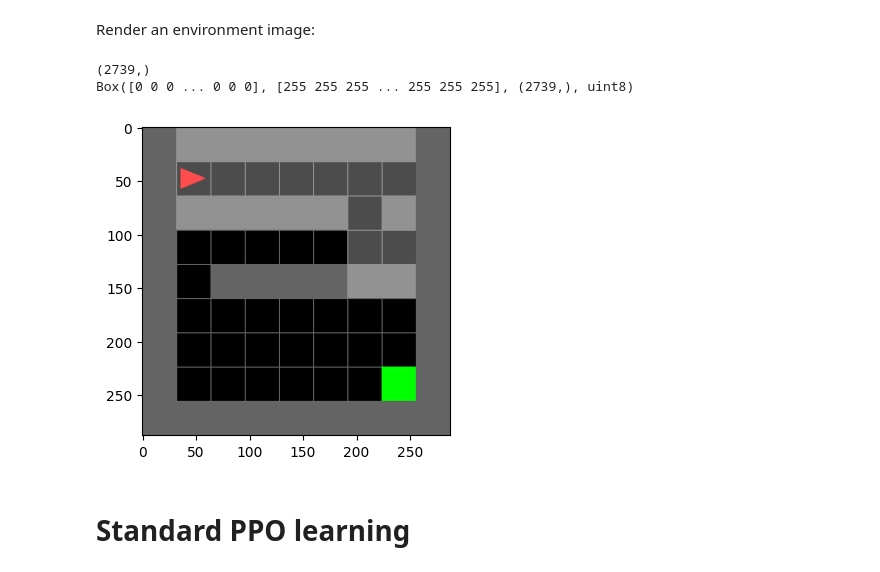
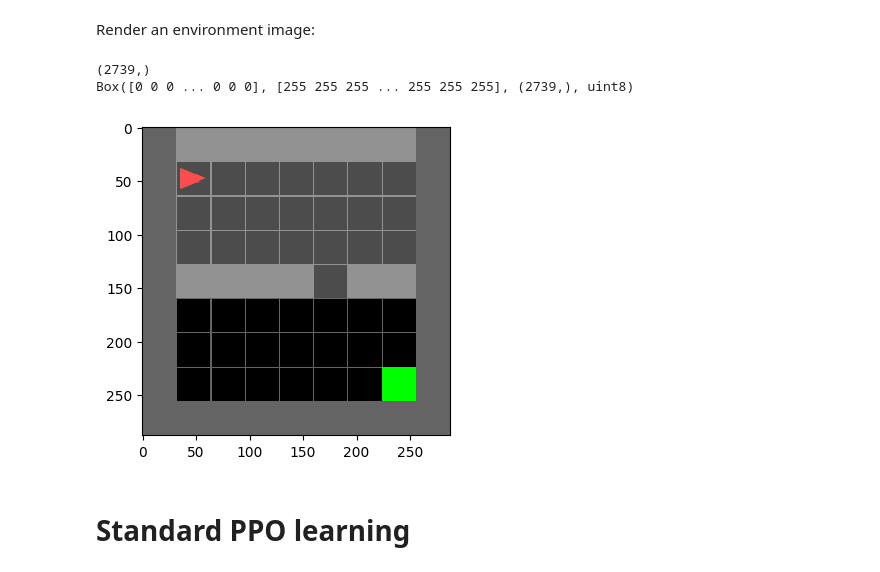
Before and after one commit to ibagur/tfm-experiments, a Jupyter notebook: policy-consolidation/test_ppo.ipynb, the cells around one changed output. Saved outputs shown, nothing was run; the diff lists cells and outputs as text; code cells hidden in the pictures.

```diff
--- a/policy-consolidation/test_ppo.ipynb
+++ b/policy-consolidation/test_ppo.ipynb
@@ -99,35 +99,35 @@ from random import randint
 #env_id = 'MiniGrid-Empty-Random-6x6-v0'
 #env_id = 'MiniGrid-Empty-8x8-v0'
 #env_id = 'MiniGrid-Empty-16x16-v0'
 #env_id = 'MiniGrid-DoorKey-6x6-v0'
 #env_id = 'BreakoutNoFrameskip-v4'
 #env_id = 'MiniGrid-DistShift1-v0'
 #env_id ='MiniGrid-UnlockPickup-v0'
 #env_id = 'MiniGrid-RedBlueDoors-6x6-v0'
 #env_id = 'MiniGrid-LavaGapS5-v0'
 #env_id = 'MiniGrid-WallGapS6-v0'
-env_id = 'MiniGrid-SimpleCrossingS9N2-v0'
+env_id = 'MiniGrid-SimpleCrossingS9N1-v0'
 
 
 eval_env = gym.make(env_id)
 eval_env.seed(10000+randint(0, 10))
 eval_env.reset()
 #random_action = eval_env.action_space.sample()
 #new_obs, reward, done, info = eval_env.step(random_action)
 
 before_img = eval_env.render('rgb_array')
 
 plt.figure(figsize = (4.,4.))
 plt.imshow(before_img);
 #eval_env = ImgObsWrapper(RGBImgPartialObsWrapper(eval_env))
 #eval_env = ViewSizeWrapper(eval_env, 7)
 eval_env = FlatObsWrapper(eval_env)
 print(eval_env._observation_space.shape)
 print(eval_env._observation_space)
 # %% [output]
 (2739,)
 Box([0 0 0 ... 0 0 0], [255 255 255 ... 255 255 255], (2739,), uint8)
-[figure, old version]
+[figure, new version]
 # %% [markdown]
 # Standard PPO learning
 # %% [markdown]
```
Also changed, not shown: 37 other files.
